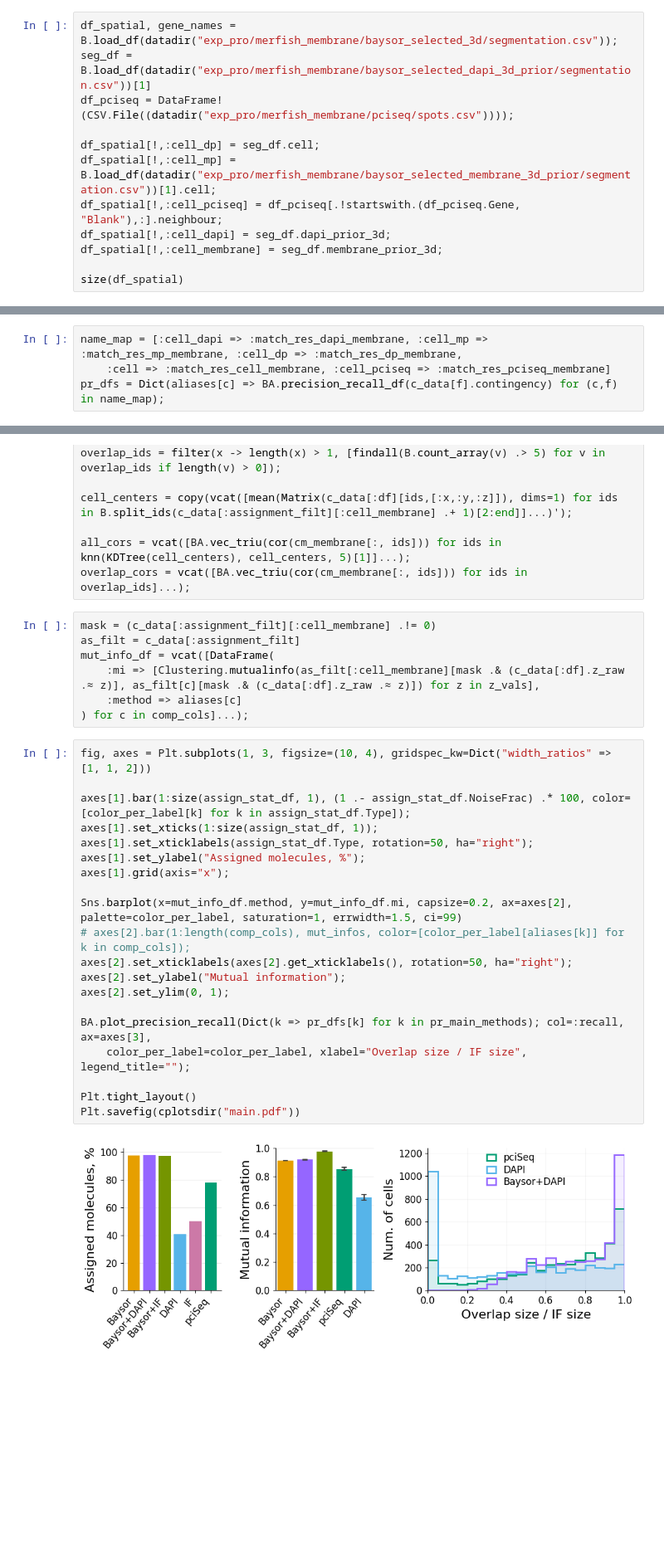
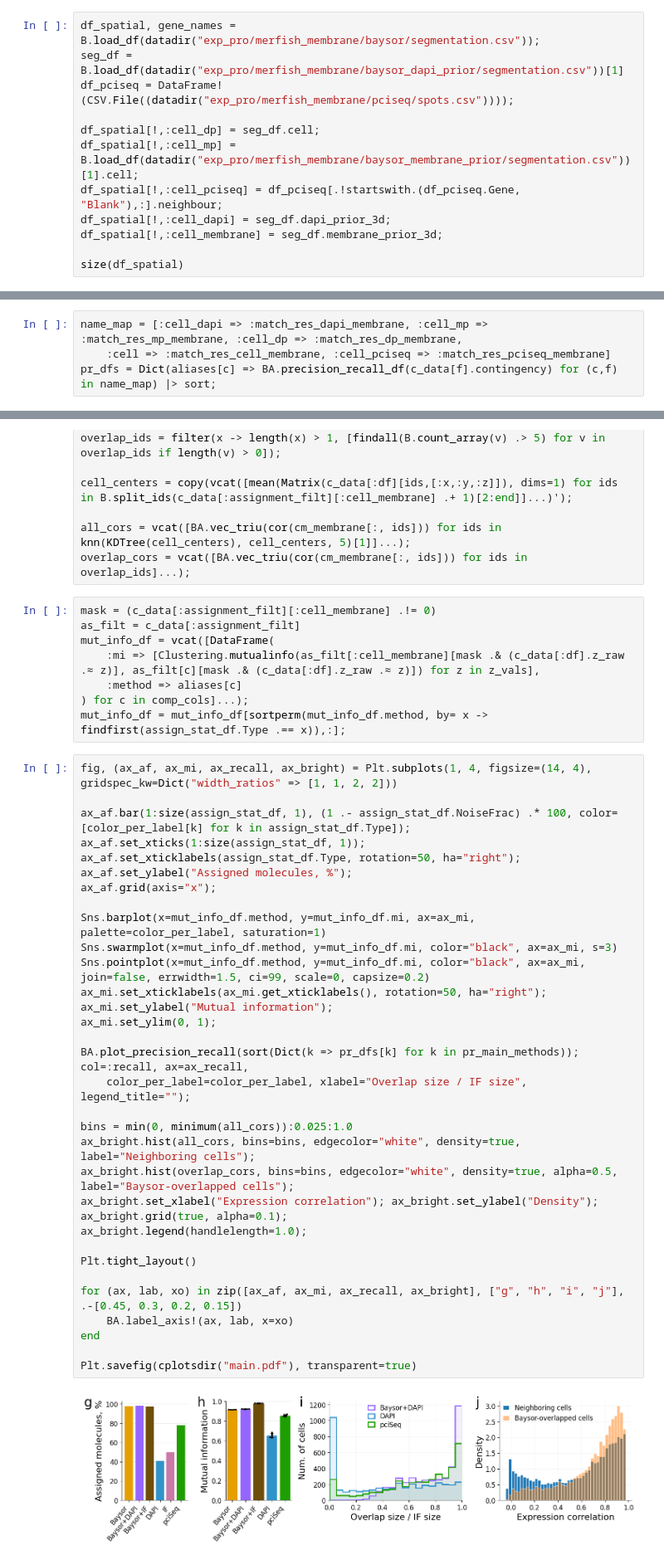
Before and after one commit to kharchenkolab/BaysorAnalysis, a Jupyter notebook: notebooks/benchmarking/merfish_membrane.ipynb, the cells around one changed output, grey strips where cells are left out. Shown at 83% size. Drawn from its saved outputs; the diff is of its cells as text; blank space fills up the shorter version.

Commit message:
Updated the MERFISH membrane notebook

```diff
--- a/notebooks/benchmarking/merfish_membrane.ipynb
+++ b/notebooks/benchmarking/merfish_membrane.ipynb
@@ -37,12 +37,12 @@ cplotsdir(args...) = plotsdir("benchmarking/merfish_membrane", args...);
 # %% [markdown]
 ## Load data
 # %%
-df_spatial, gene_names = B.load_df(datadir("exp_pro/merfish_membrane/baysor_selected_3d/segmentation.csv"));
-seg_df = B.load_df(datadir("exp_pro/merfish_membrane/baysor_selected_dapi_3d_prior/segmentation.csv"))[1]
+df_spatial, gene_names = B.load_df(datadir("exp_pro/merfish_membrane/baysor/segmentation.csv"));
+seg_df = B.load_df(datadir("exp_pro/merfish_membrane/baysor_dapi_prior/segmentation.csv"))[1]
 df_pciseq = DataFrame!(CSV.File((datadir("exp_pro/merfish_membrane/pciseq/spots.csv"))));
 
 df_spatial[!,:cell_dp] = seg_df.cell;
-df_spatial[!,:cell_mp] = B.load_df(datadir("exp_pro/merfish_membrane/baysor_selected_membrane_3d_prior/segmentation.csv"))[1].cell;
+df_spatial[!,:cell_mp] = B.load_df(datadir("exp_pro/merfish_membrane/baysor_membrane_prior/segmentation.csv"))[1].cell;
 df_spatial[!,:cell_pciseq] = df_pciseq[.!startswith.(df_pciseq.Gene, "Blank"),:].neighbour;
 df_spatial[!,:cell_dapi] = seg_df.dapi_prior_3d;
 df_spatial[!,:cell_membrane] = seg_df.membrane_prior_3d;
@@ -73,7 +70,7 @@ c_data = Dict(:df => deepcopy(@where(df_spatial, :z_raw .> 4.1, :z_raw .< 12.9))
 # %%
 name_map = [:cell_dapi => :match_res_dapi_membrane, :cell_mp => :match_res_mp_membrane, :cell_dp => :match_res_dp_membrane,
     :cell => :match_res_cell_membrane, :cell_pciseq => :match_res_pciseq_membrane]
-pr_dfs = Dict(aliases[c] => BA.precision_recall_df(c_data[f].contingency) for (c,f) in name_map);
+pr_dfs = Dict(aliases[c] => BA.precision_recall_df(c_data[f].contingency) for (c,f) in name_map) |> sort;
 # %%
 assign_stat_df = DataFrame(Dict(
     :Type => aliases[k], :NCells => length(unique(v)) - 1, :NoiseFrac => round(mean(v .== 0), digits=3), :MedMols => median(B.count_array(v, drop_zero=true)
@@ -172,25 +169,39 @@ mut_info_df = vcat([DataFrame(
     :mi => [Clustering.mutualinfo(as_filt[:cell_membrane][mask .& (c_data[:df].z_raw .≈ z)], as_filt[c][mask .& (c_data[:df].z_raw .≈ z)]) for z in z_vals],
     :method => aliases[c]
 ) for c in comp_cols]...);
+mut_info_df = mut_info_df[sortperm(mut_info_df.method, by= x -> findfirst(assign_stat_df.Type .== x)),:];
 # %%
-fig, axes = Plt.subplots(1, 3, figsize=(10, 4), gridspec_kw=Dict("width_ratios" => [1, 1, 2]))
+fig, (ax_af, ax_mi, ax_recall, ax_bright) = Plt.subplots(1, 4, figsize=(14, 4), gridspec_kw=Dict("width_ratios" => [1, 1, 2, 2]))
 
-axes[1].bar(1:size(assign_stat_df, 1), (1 .- assign_stat_df.NoiseFrac) .* 100, color=[color_per_label[k] for k in assign_stat_df.Type]);
-axes[1].set_xticks(1:size(assign_stat_df, 1));
-axes[1].set_xticklabels(assign_stat_df.Type, rotation=50, ha="right");
-axes[1].set_ylabel("Assigned molecules, %");
-axes[1].grid(axis="x");
+ax_af.bar(1:size(assign_stat_df, 1), (1 .- assign_stat_df.NoiseFrac) .* 100, color=[color_per_label[k] for k in assign_stat_df.Type]);
+ax_af.set_xticks(1:size(assign_stat_df, 1));
+ax_af.set_xticklabels(assign_stat_df.Type, rotation=50, ha="right");
+ax_af.set_ylabel("Assigned molecules, %");
+ax_af.grid(axis="x");
 
-Sns.barplot(x=mut_info_df.method, y=mut_info_df.mi, capsize=0.2, ax=axes[2], palette=color_per_label, saturation=1, errwidth=1.5, ci=99)
-# axes[2].bar(1:length(comp_cols), mut_infos, color=[color_per_label[aliases[k]] for k in comp_cols]);
-axes[2].set_xticklabels(axes[2].get_xticklabels(), rotation=50, ha="right");
-axes[2].set_ylabel("Mutual information");
-axes[2].set_ylim(0, 1);
+Sns.barplot(x=mut_info_df.method, y=mut_info_df.mi, ax=ax_mi, palette=color_per_label, saturation=1)
+Sns.swarmplot(x=mut_info_df.method, y=mut_info_df.mi, color="black", ax=ax_mi, s=3)
+Sns.pointplot(x=mut_info_df.method, y=mut_info_df.mi, color="black", ax=ax_mi, join=false, errwidth=1.5, ci=99, scale=0, capsize=0.2)
+ax_mi.set_xticklabels(ax_mi.get_xticklabels(), rotation=50, ha="right");
+ax_mi.set_ylabel("Mutual information");
+ax_mi.set_ylim(0, 1);
 
-BA.plot_precision_recall(Dict(k => pr_dfs[k] for k in pr_main_methods); col=:recall, ax=axes[3],
+BA.plot_precision_recall(sort(Dict(k => pr_dfs[k] for k in pr_main_methods)); col=:recall, ax=ax_recall,
     color_per_label=color_per_label, xlabel="Overlap size / IF size", legend_title="");
 
+bins = min(0, minimum(all_cors)):0.025:1.0
+ax_bright.hist(all_cors, bins=bins, edgecolor="white", density=true, label="Neighboring cells");
+ax_bright.hist(overlap_cors, bins=bins, edgecolor="white", density=true, alpha=0.5, label="Baysor-overlapped cells");
+ax_bright.set_xlabel("Expression correlation"); ax_bright.set_ylabel("Density");
+ax_bright.grid(true, alpha=0.1);
+ax_bright.legend(handlelength=1.0);
+
 Plt.tight_layout()
-Plt.savefig(cplotsdir("main.pdf"))
+
+for (ax, lab, xo) in zip([ax_af, ax_mi, ax_recall, ax_bright], ["g", "h", "i", "j"], .-[0.45, 0.3, 0.2, 0.15])
+    BA.label_axis!(ax, lab, x=xo)
+end
+
+Plt.savefig(cplotsdir("main.pdf"), transparent=true)
 # %% [output]
-[figure, old version]
+[figure, new version]
```
Also changed, not shown: parts of 9 cells of this notebook.
